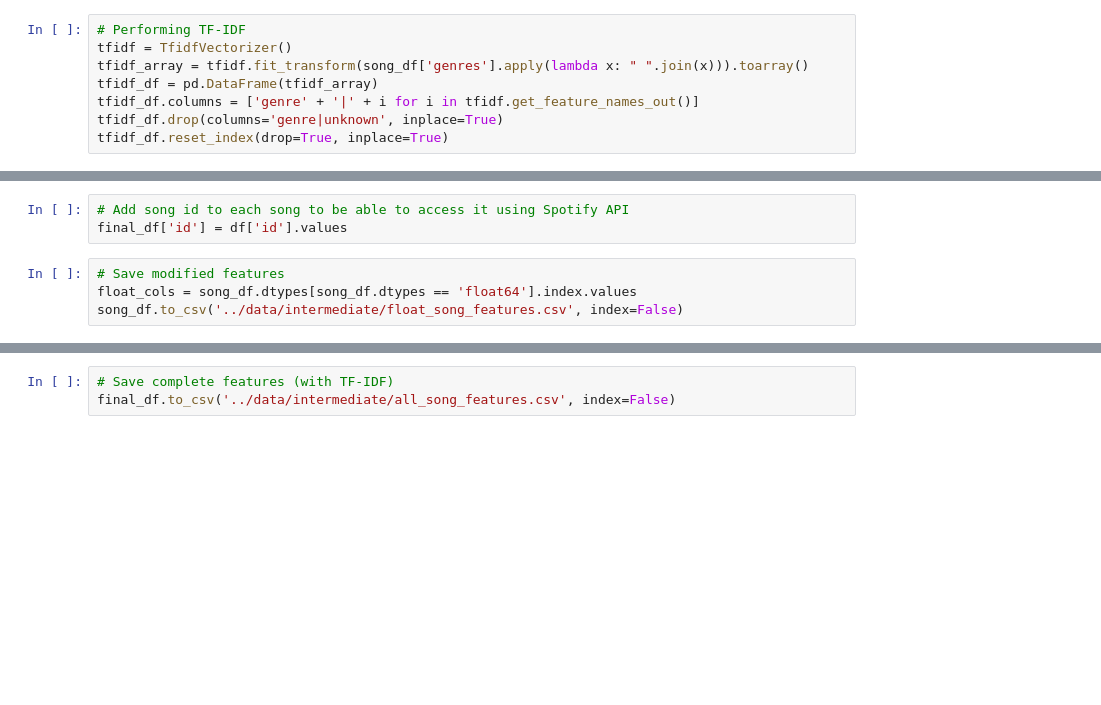
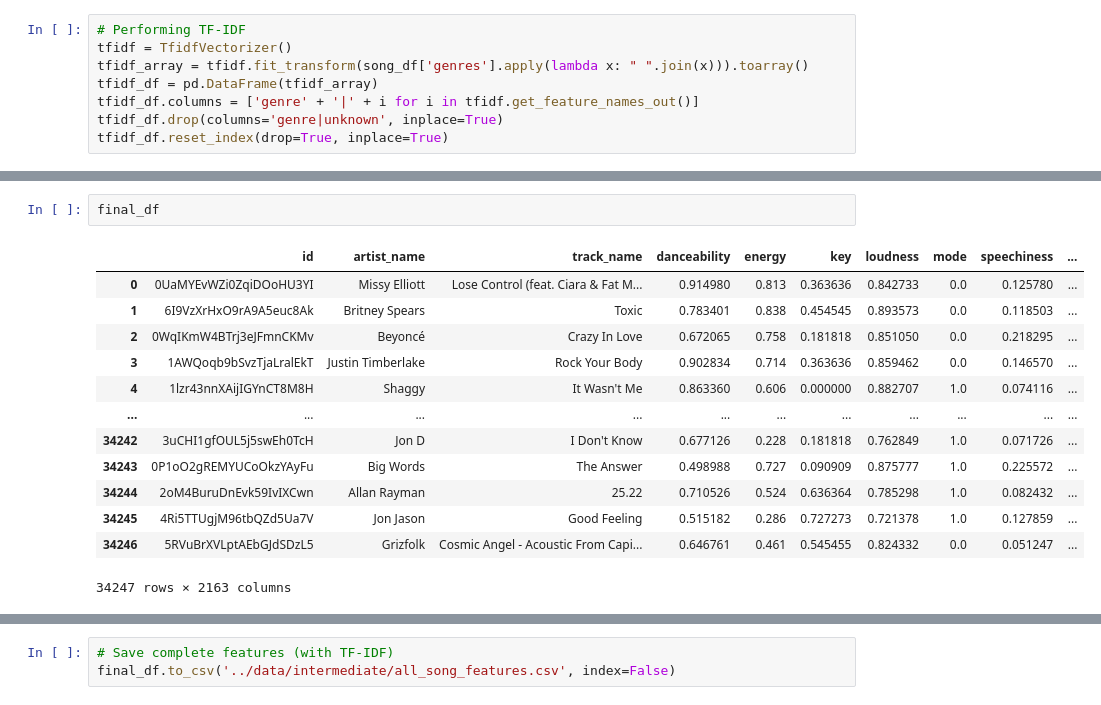
Before and after one commit to danielliu2707/TuneBuild, a Jupyter notebook: src/feature-engineering.ipynb, the cells around one changed output, grey strips where cells are left out. Cells and saved outputs as stored; diff of their text form; blank space fills up the shorter version.

```diff
--- a/src/feature-engineering.ipynb
+++ b/src/feature-engineering.ipynb
@@ -162,7 +153,16 @@ final_df = pd.concat([song_df, tfidf_df], axis = 1)
-# %%
-# Add song id to each song to be able to access it using Spotify API
-final_df['id'] = df['id'].values
-# %%
-# Save modified features
-float_cols = song_df.dtypes[song_df.dtypes == 'float64'].index.values
-song_df.to_csv('../data/intermediate/float_song_features.csv', index=False)
+# %%
+final_df
+# %% [output]
+|  | id | artist_name | track_name | danceability | energy | key | loudness | mode | speechiness | ... |
+| 0 | 0UaMYEvWZi0ZqiDOoHU3YI | Missy Elliott | Lose Control (feat. Ciara & Fat M... | 0.914980 | 0.813 | 0.363636 | 0.842733 | 0.0 | 0.125780 | ... |
+| 1 | 6I9VzXrHxO9rA9A5euc8Ak | Britney Spears | Toxic | 0.783401 | 0.838 | 0.454545 | 0.893573 | 0.0 | 0.118503 | ... |
+| 2 | 0WqIKmW4BTrj3eJFmnCKMv | Beyoncé | Crazy In Love | 0.672065 | 0.758 | 0.181818 | 0.851050 | 0.0 | 0.218295 | ... |
+| 3 | 1AWQoqb9bSvzTjaLralEkT | Justin Timberlake | Rock Your Body | 0.902834 | 0.714 | 0.363636 | 0.859462 | 0.0 | 0.146570 | ... |
+| 4 | 1lzr43nnXAijIGYnCT8M8H | Shaggy | It Wasn't Me | 0.863360 | 0.606 | 0.000000 | 0.882707 | 1.0 | 0.074116 | ... |
+| ... | ... | ... | ... | ... | ... | ... | ... | ... | ... | ... |
+| 34242 | 3uCHI1gfOUL5j5swEh0TcH | Jon D | I Don't Know | 0.677126 | 0.228 | 0.181818 | 0.762849 | 1.0 | 0.071726 | ... |
+| 34243 | 0P1oO2gREMYUCoOkzYAyFu | Big Words | The Answer | 0.498988 | 0.727 | 0.090909 | 0.875777 | 1.0 | 0.225572 | ... |
+| 34244 | 2oM4BuruDnEvk59IvIXCwn | Allan Rayman | 25.22 | 0.710526 | 0.524 | 0.636364 | 0.785298 | 1.0 | 0.082432 | ... |
+| 34245 | 4Ri5TTUgjM96tbQZd5Ua7V | Jon Jason | Good Feeling | 0.515182 | 0.286 | 0.727273 | 0.721378 | 1.0 | 0.127859 | ... |
+| 34246 | 5RVuBrXVLptAEbGJdSDzL5 | Grizfolk | Cosmic Angel - Acoustic From Capi... | 0.646761 | 0.461 | 0.545455 | 0.824332 | 0.0 | 0.051247 | ... |
+34247 rows × 2163 columns
```
Also changed, not shown: parts of 9 cells of this notebook, 28 other files.
